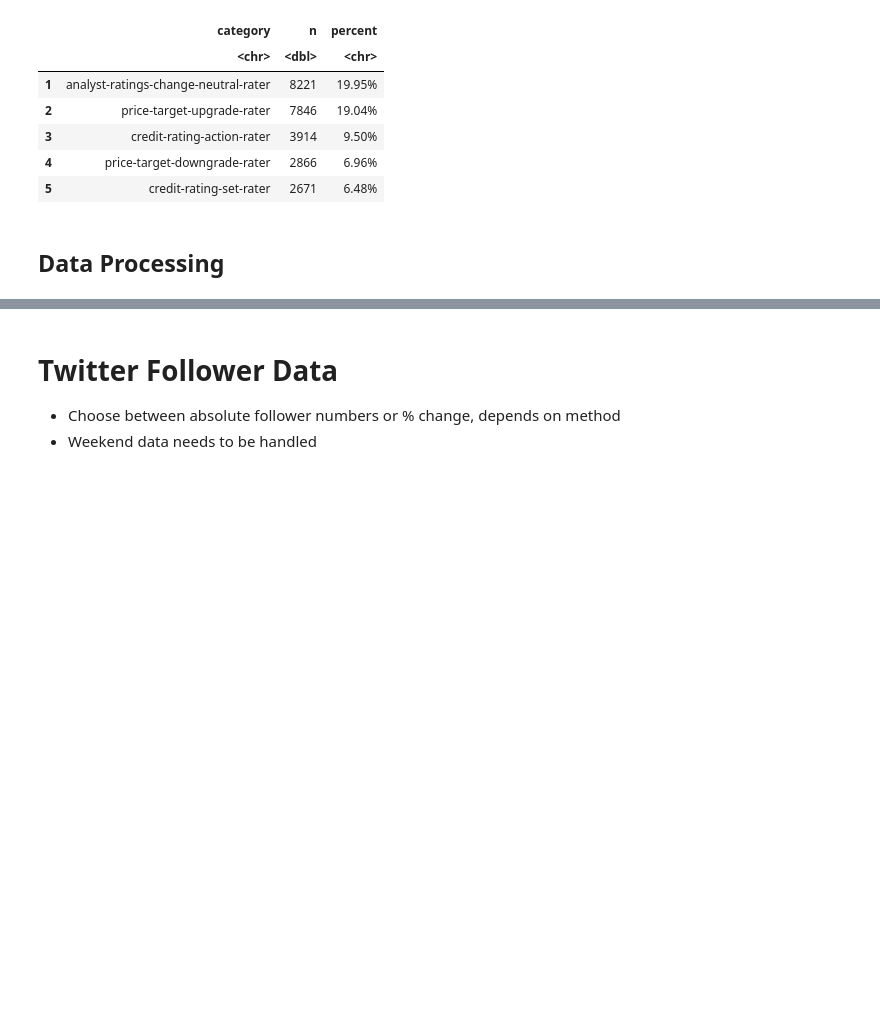
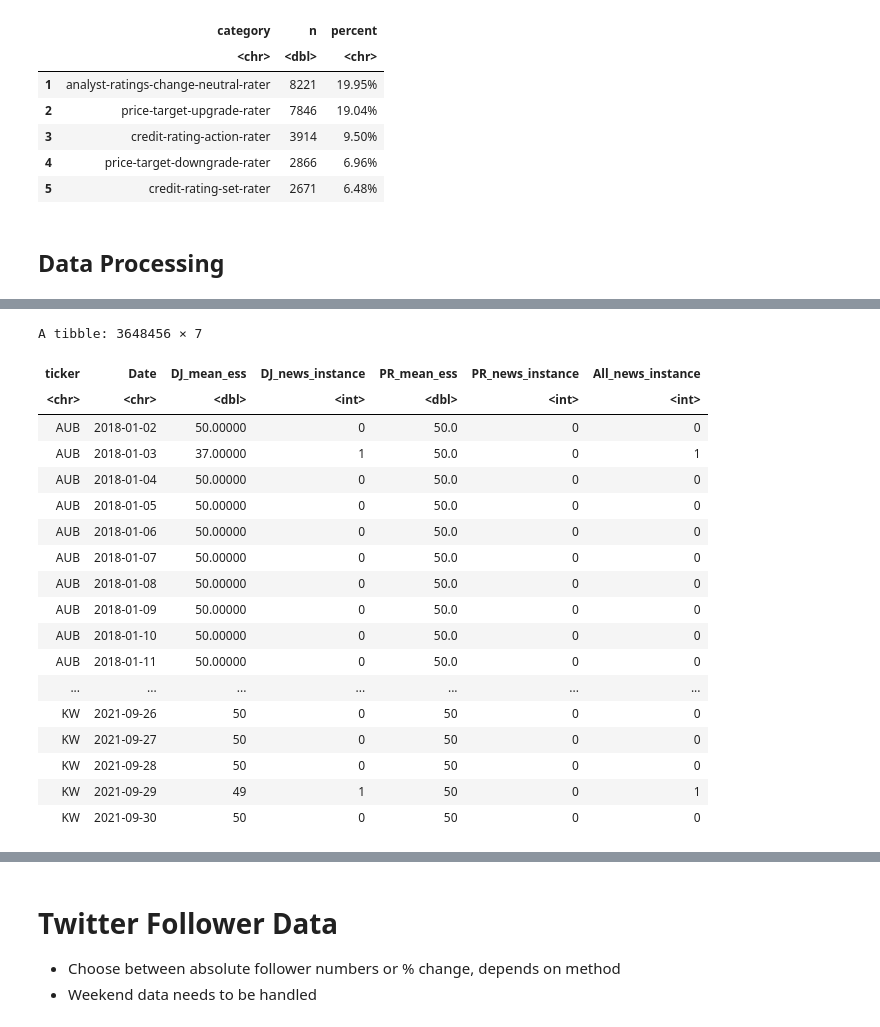
Before and after one commit to limshaocong/analyticsEdge, a Jupyter notebook: Data_Exploration.ipynb, the cells around one changed output, grey strips where cells are left out. Saved outputs shown, nothing was run; the diff lists cells and outputs as text; code cells hidden in the pictures; blank space fills up the shorter version.

```diff
--- a/Data_Exploration.ipynb
+++ b/Data_Exploration.ipynb
@@ -416,0 +425,22 @@ rp.pr.imputed = left_join(x = rp.dj.impute1,
+# %%
+rp.imputed
+# %% [output]
+A tibble: 3648456 × 7
+| ticker | Date | DJ_mean_ess | DJ_news_instance | PR_mean_ess | PR_news_instance | All_news_instance |
+| <chr> | <chr> | <dbl> | <int> | <dbl> | <int> | <int> |
+| AUB | 2018-01-02 | 50.00000 | 0 | 50.0 | 0 | 0 |
+| AUB | 2018-01-03 | 37.00000 | 1 | 50.0 | 0 | 1 |
+| AUB | 2018-01-04 | 50.00000 | 0 | 50.0 | 0 | 0 |
+| AUB | 2018-01-05 | 50.00000 | 0 | 50.0 | 0 | 0 |
+| AUB | 2018-01-06 | 50.00000 | 0 | 50.0 | 0 | 0 |
+| AUB | 2018-01-07 | 50.00000 | 0 | 50.0 | 0 | 0 |
+| AUB | 2018-01-08 | 50.00000 | 0 | 50.0 | 0 | 0 |
+| AUB | 2018-01-09 | 50.00000 | 0 | 50.0 | 0 | 0 |
+| AUB | 2018-01-10 | 50.00000 | 0 | 50.0 | 0 | 0 |
+| AUB | 2018-01-11 | 50.00000 | 0 | 50.0 | 0 | 0 |
+| ... | ... | ... | ... | ... | ... | ... |
+| KW | 2021-09-26 | 50 | 0 | 50 | 0 | 0 |
+| KW | 2021-09-27 | 50 | 0 | 50 | 0 | 0 |
+| KW | 2021-09-28 | 50 | 0 | 50 | 0 | 0 |
+| KW | 2021-09-29 | 49 | 1 | 50 | 0 | 1 |
+| KW | 2021-09-30 | 50 | 0 | 50 | 0 | 0 |
```
Also changed, not shown: parts of 11 cells of this notebook.
